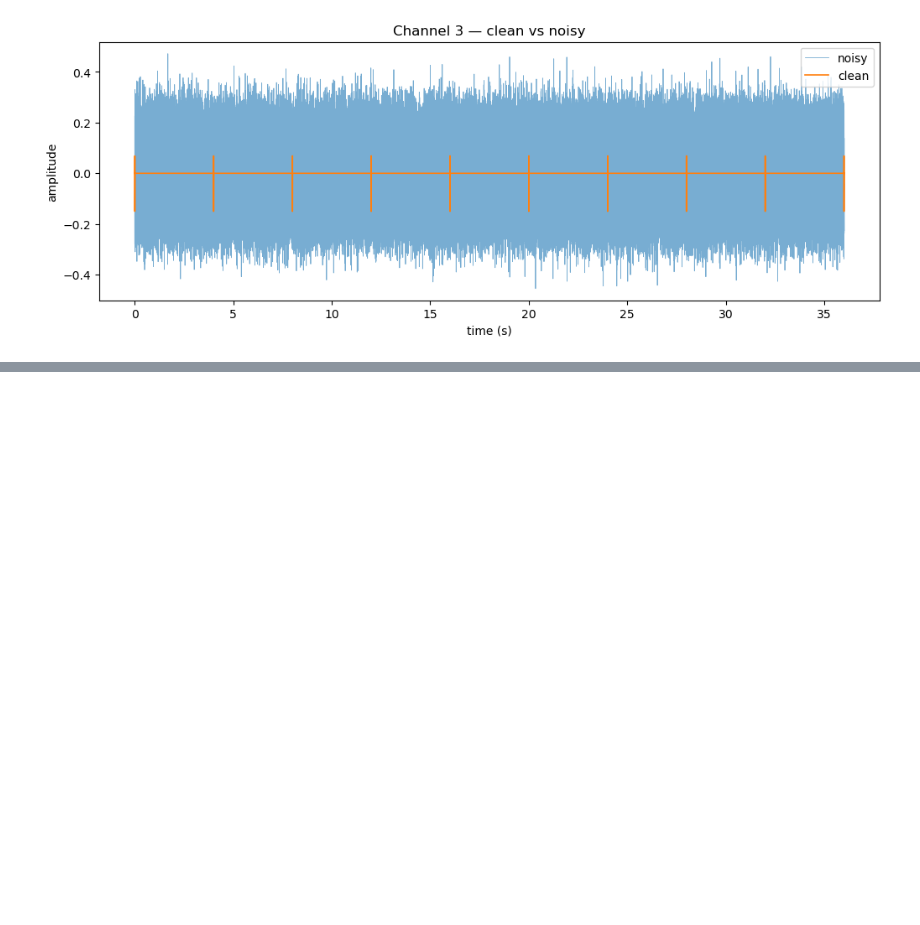
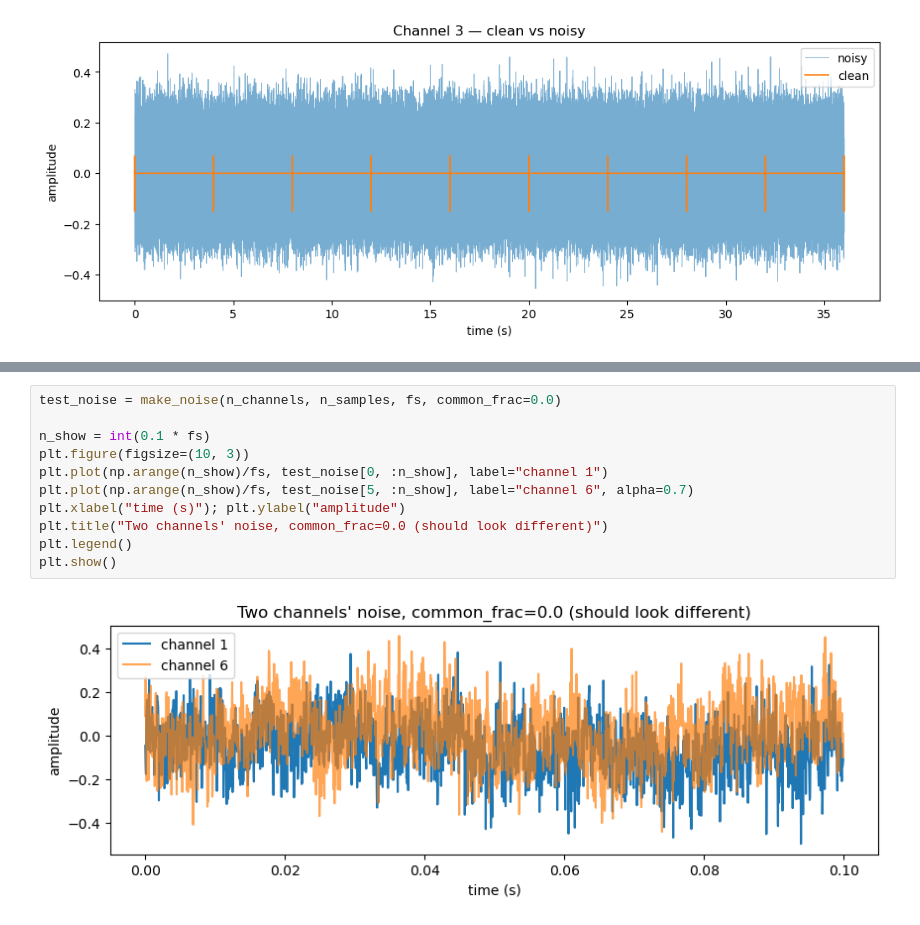
Before and after one commit to Razan-88/Decoding_Chronic_Pain, a Jupyter notebook: notebooks/01_generator.ipynb, the cells around one changed output, grey strips where cells are left out. Drawn from its saved outputs; the diff is of its cells as text; blank space fills up the shorter version.

```diff
--- a/notebooks/01_generator.ipynb
+++ b/notebooks/01_generator.ipynb
@@ -289,0 +392,13 @@ plt.show()
+# %%
+test_noise = make_noise(n_channels, n_samples, fs, common_frac=0.0)
+
+n_show = int(0.1 * fs)
+plt.figure(figsize=(10, 3))
+plt.plot(np.arange(n_show)/fs, test_noise[0, :n_show], label="channel 1")
+plt.plot(np.arange(n_show)/fs, test_noise[5, :n_show], label="channel 6", alpha=0.7)
+plt.xlabel("time (s)"); plt.ylabel("amplitude")
+plt.title("Two channels' noise, common_frac=0.0 (should look different)")
+plt.legend()
+plt.show()
+# %% [output]
+[figure, added]
```
Also changed, not shown: parts of 9 cells of this notebook.
